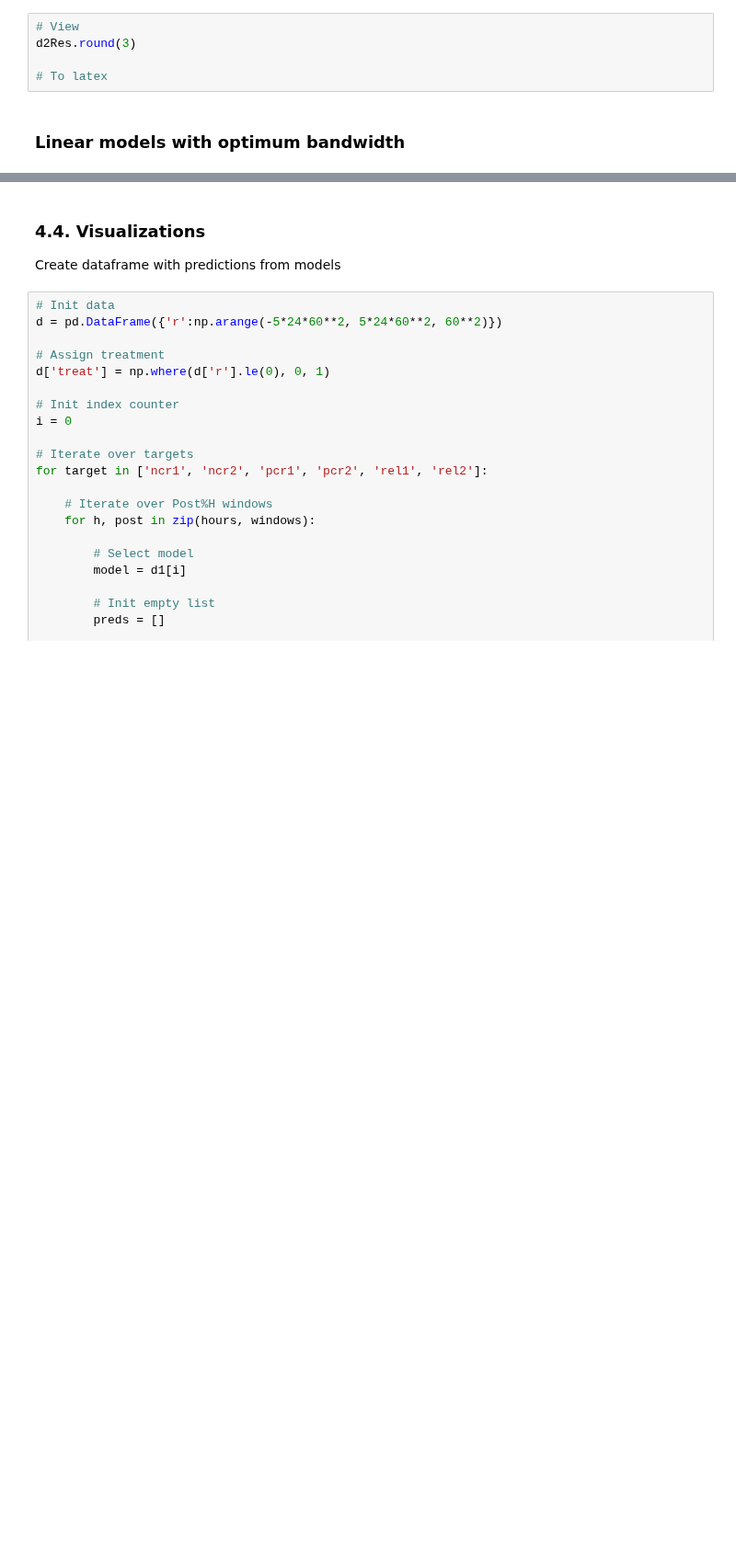
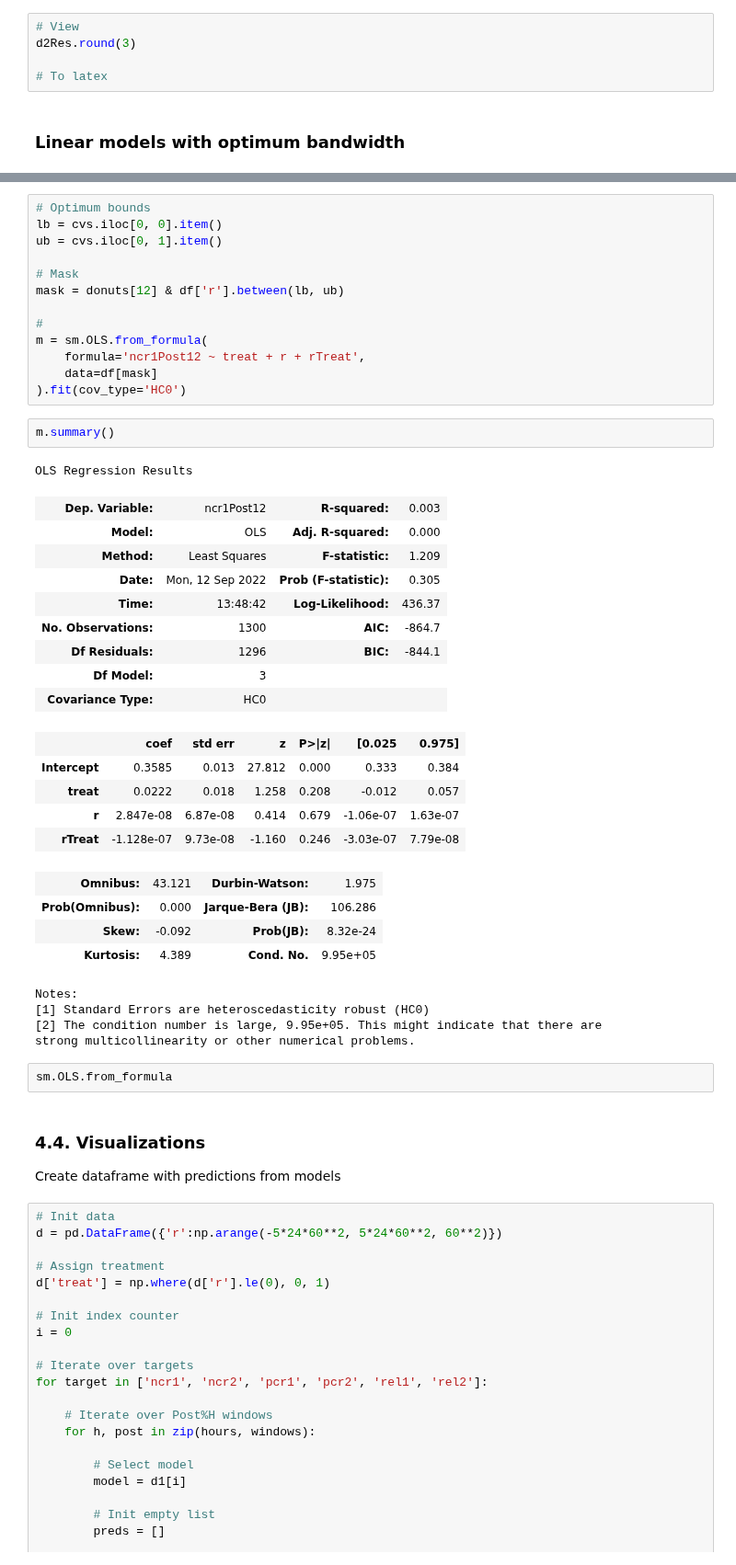
Before and after one commit to ArturoSbr/youtube-dislike-count, a Jupyter notebook: cod/02_analysis/01_analysis.ipynb, the cells around one changed output, grey strips where cells are left out. Shown at 92% size. Saved outputs shown, nothing was run; the diff lists cells and outputs as text; blank space fills up the shorter version.

```diff
--- a/cod/02_analysis/01_analysis.ipynb
+++ b/cod/02_analysis/01_analysis.ipynb
@@ -443,3 +527,44 @@ cv_bandwidth(
+# %%
+# Optimum bounds
+lb = cvs.iloc[0, 0].item()
+ub = cvs.iloc[0, 1].item()
+
+# Mask
+mask = donuts[12] & df['r'].between(lb, ub)
+
+#
+m = sm.OLS.from_formula(
+    formula='ncr1Post12 ~ treat + r + rTreat',
+    data=df[mask]
+).fit(cov_type='HC0')
+# %%
+m.summary()
+# %% [output]
+OLS Regression Results
+| Dep. Variable: | ncr1Post12 | R-squared: | 0.003 |
+| Model: | OLS | Adj. R-squared: | 0.000 |
+| Method: | Least Squares | F-statistic: | 1.209 |
+| Date: | Mon, 12 Sep 2022 | Prob (F-statistic): | 0.305 |
+| Time: | 13:48:42 | Log-Likelihood: | 436.37 |
+| No. Observations: | 1300 | AIC: | -864.7 |
+| Df Residuals: | 1296 | BIC: | -844.1 |
+| Df Model: | 3 |  |  |
+| Covariance Type: | HC0 |  |  |
+|  | coef | std err | z | P>|z| | [0.025 | 0.975] |
+| Intercept | 0.3585 | 0.013 | 27.812 | 0.000 | 0.333 | 0.384 |
+| treat | 0.0222 | 0.018 | 1.258 | 0.208 | -0.012 | 0.057 |
+| r | 2.847e-08 | 6.87e-08 | 0.414 | 0.679 | -1.06e-07 | 1.63e-07 |
+| rTreat | -1.128e-07 | 9.73e-08 | -1.160 | 0.246 | -3.03e-07 | 7.79e-08 |
+| Omnibus: | 43.121 | Durbin-Watson: | 1.975 |
+| Prob(Omnibus): | 0.000 | Jarque-Bera (JB): | 106.286 |
+| Skew: | -0.092 | Prob(JB): | 8.32e-24 |
+| Kurtosis: | 4.389 | Cond. No. | 9.95e+05 |
+Notes:
+[1] Standard Errors are heteroscedasticity robust (HC0)
+[2] The condition number is large, 9.95e+05. This might indicate that there are
+strong multicollinearity or other numerical problems.
+# %%
+sm.OLS.from_formula
 # %% [markdown]
 ### 4.4. Visualizations
 Create dataframe with predictions from models
```
Also changed, not shown: parts of 6 cells of this notebook.
